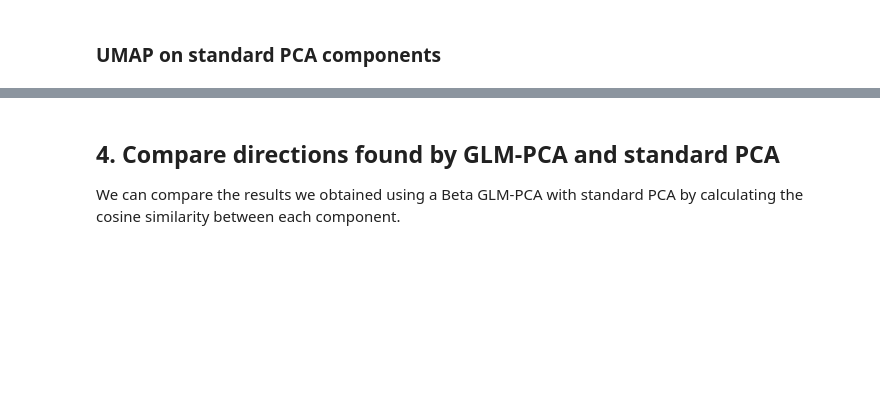
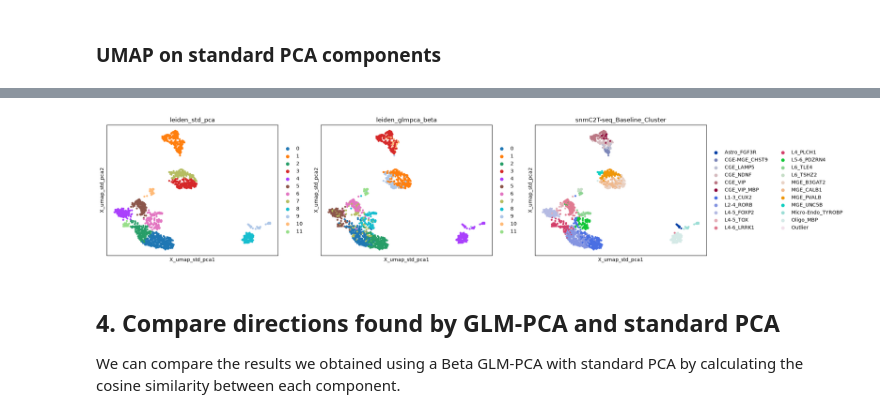
Before and after one commit to bhardwaj-lab/sincei, a Jupyter notebook: docs/content/tutorials/snmCATseq_glmPCA_analysis.ipynb, the cells around one changed output, grey strips where cells are left out. Cells and saved outputs as stored; diff of their text form; code cells hidden in the pictures; blank space fills up the shorter version.

```diff
--- a/docs/content/tutorials/snmCATseq_glmPCA_analysis.ipynb
+++ b/docs/content/tutorials/snmCATseq_glmPCA_analysis.ipynb
@@ -177,3 +160,9 @@ Wed Dec 17 13:06:28 2025 Finished embedding
+# %%
+# plot
+sc.pl.embedding(adata, basis='X_umap_std_pca',
+           color = ['leiden_std_pca','leiden_glmpca_beta', 'snmC2T-seq_Baseline_Cluster'])
+# %% [output]
+[figure, added]
 # %% [markdown]
 ## 4. Compare directions found by GLM-PCA and standard PCA
 We can compare the results we obtained using a Beta GLM-PCA with standard PCA by calculating the
```
Also changed, not shown: parts of 18 cells of this notebook, 2 other files.
